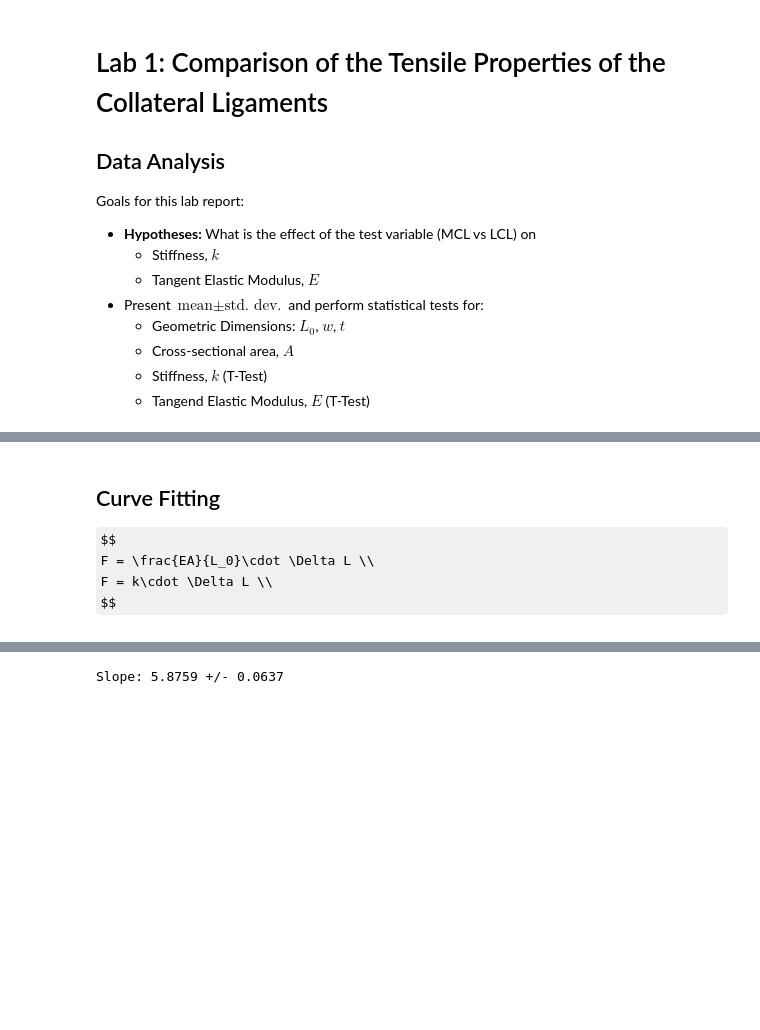
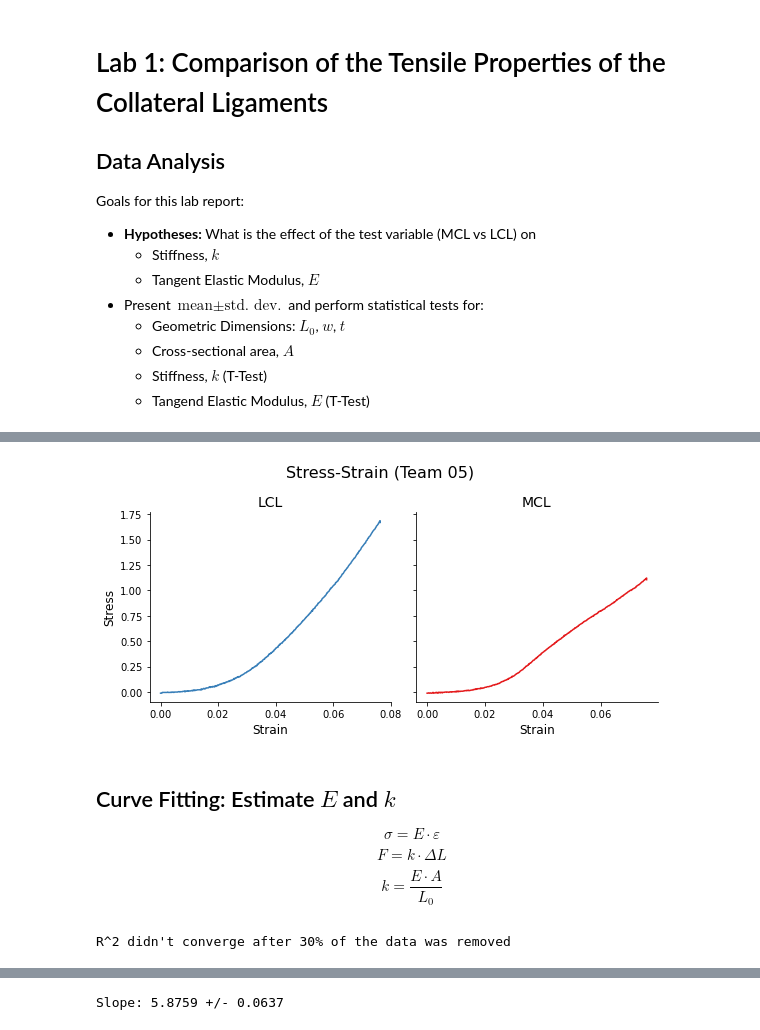
Before and after one commit to Kabilan108/drexel-coursework, a Jupyter notebook: bmes301/lab1/Data Analysis.ipynb, the cells around one changed output, grey strips where cells are left out. Saved outputs shown, nothing was run; the diff lists cells and outputs as text; code cells hidden in the pictures; some formulas as TeX source; blank space fills up the shorter version.

```diff
--- a/bmes301/lab1/Data Analysis.ipynb
+++ b/bmes301/lab1/Data Analysis.ipynb
@@ -54,8 +163,20 @@ fig.update_layout(width=700, height=350)
+# %%
+# Stress vs Strain
+fig, ax = tools.plot_data(
+    data = data.copy(),
+    xvar='strain',
+    yvar='stress',
+    xlab='Strain',
+    ylab='Stress',
+    title='Stress-Strain (Team 05)',
+    highlight_ramp=False
+)
+# %% [output]
+[figure, added]
 # %% [markdown]
-## Curve Fitting
+## Curve Fitting: Estimate $E$ and $k$
 
 
-$$
-F = \frac{EA}{L_0}\cdot \Delta L \\
-F = k\cdot \Delta L \\
-$$
+$$ \sigma = E \cdot \varepsilon $$
+$$ F = k\cdot \Delta L $$
+$$ k = \frac{E \cdot A}{L_0} $$
@@ -61,0 +233,4 @@ $$
+# %%
+i = get_linear_region(d)
+# %% [output]
+R^2 didn't converge after 30% of the data was removed
```
Also changed, not shown: parts of 26 cells of this notebook, 12 other files.
